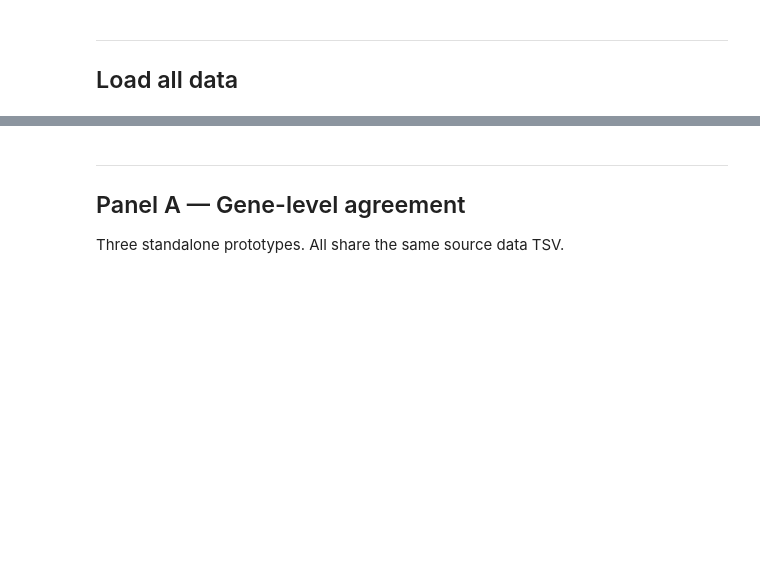
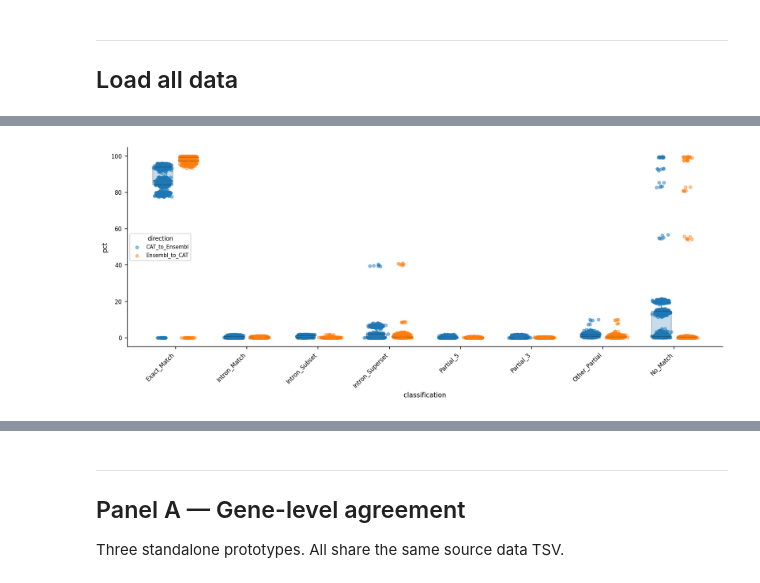
Before and after one commit to Ensembl/hprc-qc, a Jupyter notebook: nextflow/pipelines/ensembl_cat_comparison/notebooks/figure_main_concordance_v2.ipynb, the cells around one changed output, grey strips where cells are left out. Cells and saved outputs as stored; diff of their text form; code cells hidden in the pictures; blank space fills up the shorter version.

```diff
--- a/nextflow/pipelines/ensembl_cat_comparison/notebooks/figure_main_concordance_v2.ipynb
+++ b/nextflow/pipelines/ensembl_cat_comparison/notebooks/figure_main_concordance_v2.ipynb
@@ -231,0 +322,88 @@ if not div_asm.empty:
+# %%
+import pandas as pd
+import numpy as np
+import matplotlib.pyplot as plt
+
+df = ic_data.copy()
+
+# Order classifications in a sensible way
+class_order = [
+    "Exact_Match",
+    "Intron_Match",
+    "Intron_Subset",
+    "Intron_Superset",
+    "Partial_5",
+    "Partial_3",
+    "Other_Partial",
+    "No_Match",
+]
+class_order = [c for c in class_order if c in df["classification"].unique()]
+
+dir_order = sorted(df["direction"].unique())
+colors = {
+    dir_order[0]: "tab:blue",
+    dir_order[1]: "tab:orange" if len(dir_order) > 1 else "tab:blue",
+}
+offsets = {
+    dir_order[0]: -0.18,
+    dir_order[1]:  0.18 if len(dir_order) > 1 else 0.0,
+}
+
+xpos = {c: i for i, c in enumerate(class_order)}
+
+fig, ax = plt.subplots(figsize=(12, 5))
+
+# light boxplots per direction
+for direction in dir_order:
+    data = []
+    positions = []
+    for cls in class_order:
+        vals = df.loc[
+            (df["classification"] == cls) & (df["direction"] == direction),
+            "pct"
+        ].values
+        data.append(vals)
+        positions.append(xpos[cls] + offsets[direction])
+
+    bp = ax.boxplot(
+        data,
+        positions=positions,
+        widths=0.28,
+        patch_artist=True,
+        showfliers=False
+    )
+    for patch in bp["boxes"]:
+        patch.set_alpha(0.25)
+        patch.set_facecolor(colors[direction])
+    for key in ["whiskers", "caps", "medians"]:
+        for item in bp[key]:
+            item.set_color(colors[direction])
+
+# jittered points
+rng = np.random.default_rng(42)
+for direction in dir_order:
+    sub = df[df["direction"] == direction].copy()
+    x = sub["classification"].map(xpos).astype(float).to_numpy()
+    x = x + offsets[direction] + rng.normal(0, 0.04, size=len(sub))
+
+    ax.scatter(
+        x,
+        sub["pct"],
+        s=16,
+        alpha=0.45,
+        color=colors[direction],
+        label=direction
+    )
+
+ax.set_xticks(range(len(class_order)))
+ax.set_xticklabels(class_order, rotation=45, ha="right")
+ax.set_ylabel("pct")
+ax.set_xlabel("classification")
+ax.legend(title="direction")
+ax.spines["top"].set_visible(False)
+ax.spines["right"].set_visible(False)
+
+plt.tight_layout()
+plt.show()
+# %% [output]
+[figure, added]
```
Also changed, not shown: parts of 34 cells of this notebook, 1 other file.
